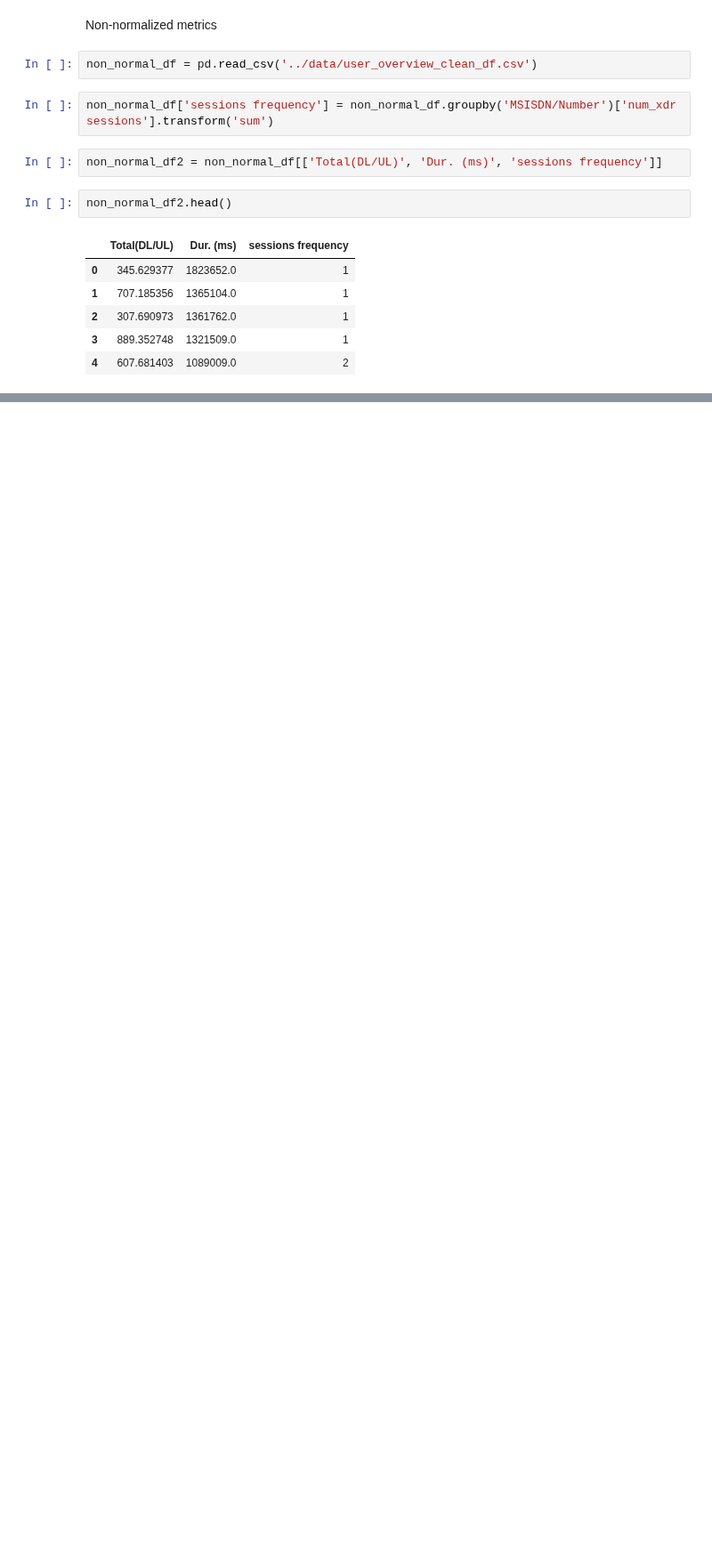
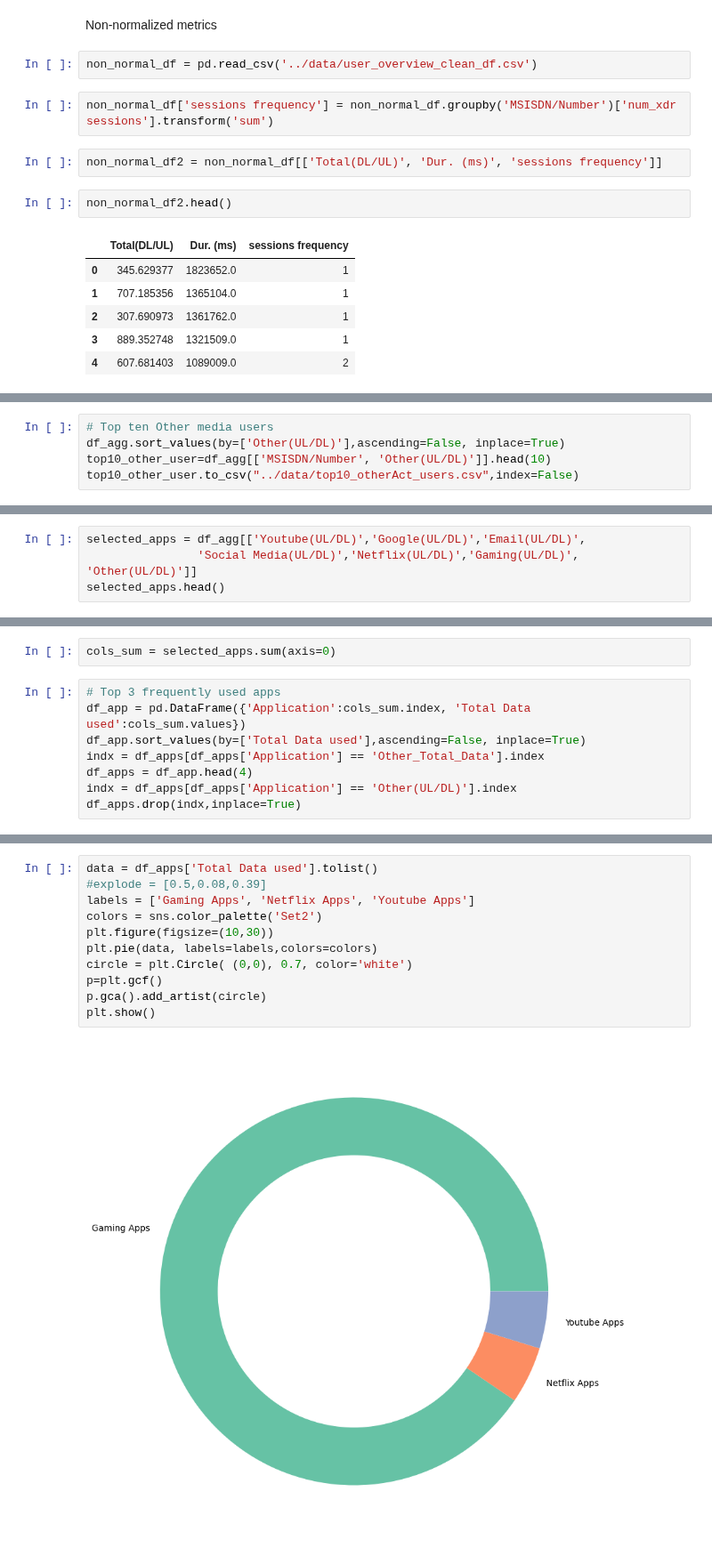
Before and after one commit to nahomHmichael/Telecom-User-Analytics, a Jupyter notebook: notebooks/user_engagement_analysis.ipynb, the cells around one changed output, grey strips where cells are left out. Shown at 89% size. Drawn from its saved outputs; the diff is of its cells as text; blank space fills up the shorter version.

```diff
--- a/notebooks/user_engagement_analysis.ipynb
+++ b/notebooks/user_engagement_analysis.ipynb
@@ -392,0 +560,5 @@ non_normal_df2.head()
+# %%
+# Top ten Other media users
+df_agg.sort_values(by=['Other(UL/DL)'],ascending=False, inplace=True)
+top10_other_user=df_agg[['MSISDN/Number', 'Other(UL/DL)']].head(10)
+top10_other_user.to_csv("../data/top10_otherAct_users.csv",index=False)
@@ -392,0 +591,4 @@ non_normal_df2.head()
+# %%
+selected_apps = df_agg[['Youtube(UL/DL)','Google(UL/DL)','Email(UL/DL)',
+                'Social Media(UL/DL)','Netflix(UL/DL)','Gaming(UL/DL)', 'Other(UL/DL)']]
+selected_apps.head()
@@ -392,0 +602,10 @@ non_normal_df2.head()
+# %%
+cols_sum = selected_apps.sum(axis=0)
+# %%
+# Top 3 frequently used apps
+df_app = pd.DataFrame({'Application':cols_sum.index, 'Total Data used':cols_sum.values})
+df_app.sort_values(by=['Total Data used'],ascending=False, inplace=True)
+indx = df_apps[df_apps['Application'] == 'Other_Total_Data'].index
+df_apps = df_app.head(4)
+indx = df_apps[df_apps['Application'] == 'Other(UL/DL)'].index
+df_apps.drop(indx,inplace=True)
@@ -392,0 +624,13 @@ non_normal_df2.head()
+# %%
+data = df_apps['Total Data used'].tolist()
+#explode = [0.5,0.08,0.39]
+labels = ['Gaming Apps', 'Netflix Apps', 'Youtube Apps']
+colors = sns.color_palette('Set2')
+plt.figure(figsize=(10,30))
+plt.pie(data, labels=labels,colors=colors)
+circle = plt.Circle( (0,0), 0.7, color='white')
+p=plt.gcf()
+p.gca().add_artist(circle)
+plt.show()
+# %% [output]
+[figure, added]
```
Also changed, not shown: parts of 46 cells of this notebook, 1 other file.
